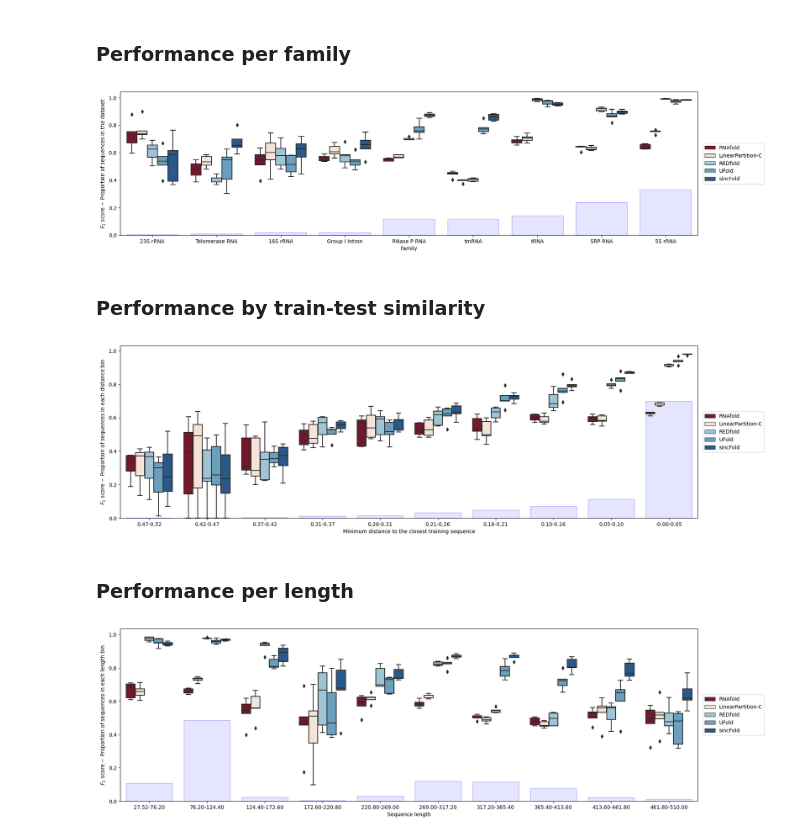
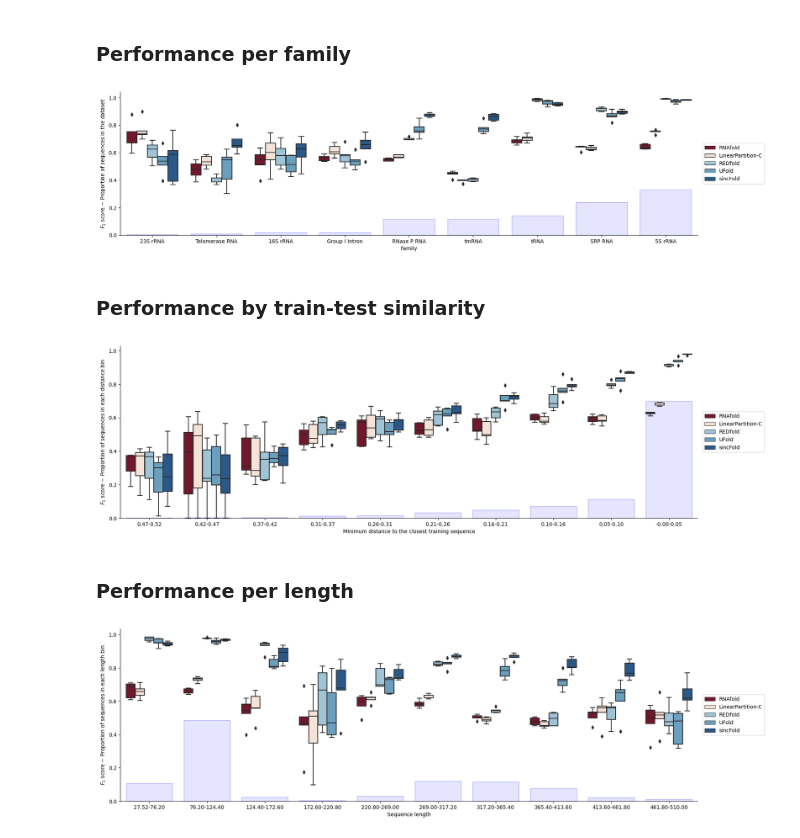
Before and after one commit to sinc-lab/sincFold, a Jupyter notebook: results/summary.ipynb, the cells around one changed output. Cells and saved outputs as stored; diff of their text form; code cells hidden in the pictures.

Commit message:
fix plots

```diff
--- a/results/summary.ipynb
+++ b/results/summary.ipynb
@@ -202,37 +200,39 @@ dtype: float64
 
 ### Performance per family
 # %%
-# Select best performing methods for the plot
+# Select best perfomring methods for the plot
 methods = ['RNAfold', 'LinearPartition-C', 'REDfold', 'UFold', 'sincFold']
 summary = summary[summary.method.isin(methods)]
 
 summary["Family"] = summary.index.str.split("_").str[0]
 
 # Add complete family names
 summary["Family"] = summary["Family"].replace({"5s": "5S rRNA", "srp": "SRP RNA", "RNaseP": "RNase P RNA",
                                                "grp1": "Group I Intron", "16s": "16S rRNA", "23s": "23S rRNA",
                                                "telomerase": "Telomerase RNA"})
 
 fam_count = summary.groupby("Family").ref.count()
 fam_count /= fam_count.sum()
 fam_count.sort_values(ascending=True, inplace=True)
 
 # get average per fold per method and family
 summary_avg = summary.groupby(["fold_number", "method", "Family"]).F1.mean().reset_index()
 
 pal = palette[:1] + palette[7:8] + palette[8:9] + palette[10:11] + palette[-1:]
 
 plt.figure(figsize=(20, 5))
 bp = sns.barplot(x=fam_count.index, y=fam_count,
                  facecolor=(0.0,0.0,1.0,0.1), linewidth=1,
                  edgecolor=(0.0,0.0,1.0,0.3), zorder=-1)
 
 vp = sns.boxplot(data=summary_avg,  x="Family", y="F1", hue="method",
                  zorder=1, hue_order=methods, order=fam_count.index, palette=pal)
 vp.set_ylabel("$F_1$ score $-$ Proportion of sequences in the dataset");
-vp.legend(bbox_to_anchor=(1.12,.5),loc='right', ncol=1);
+vp.legend(bbox_to_anchor=(1.12,.5), loc='right', ncol=1);
+
+vp.spines[['right', 'top']].set_visible(False);
 # %% [output]
-[figure, old version]
+[figure, new version]
 # %% [markdown]
 ### Performance by train-test similarity
 # %%
@@ -259,8 +259,9 @@ vp = sns.boxplot(data=summary_avg, x="dist_bin", y="F1", hue="method",
 vp.set_ylabel("$F_1$ score $-$ Proportion of sequences in each distance bin");
 vp.legend(bbox_to_anchor=(1.12,.5), loc='right', ncol=1);
 plt.xlabel("Minimum distance to the closest training sequence");
+vp.spines[['right', 'top']].set_visible(False);
 # %% [output]
-[figure, old version]
+[figure, new version]
 # %% [markdown]
 ### Performance per length
 # %%
@@ -270,7 +271,6 @@ summary['len_bin'] = summary.len_bin.apply(lambda x: f'{x.left:.2f}-{x.right:.2f
 
 bin_count = summary.groupby("len_bin").ref.count()
 bin_count /= bin_count.sum()
-#bin_count.sort_values(ascending=False, inplace=True)
 
 summary_avg = summary.groupby(["fold_number", "method", "len_bin"]).F1.mean().reset_index()
 
@@ -283,5 +283,6 @@ vp = sns.boxplot(data=summary_avg, x="len_bin", y="F1", hue="method",
 vp.set_ylabel("$F_1$ score $-$ Proportion of sequences in each length bin");
 vp.legend(bbox_to_anchor=(1.12,.5),loc='right', ncol=1);
 plt.xlabel("Sequence length");
+vp.spines[['right', 'top']].set_visible(False);
 # %% [output]
-[figure, old version]
+[figure, new version]
```
Also changed, not shown: parts of 1 cell of this notebook.
